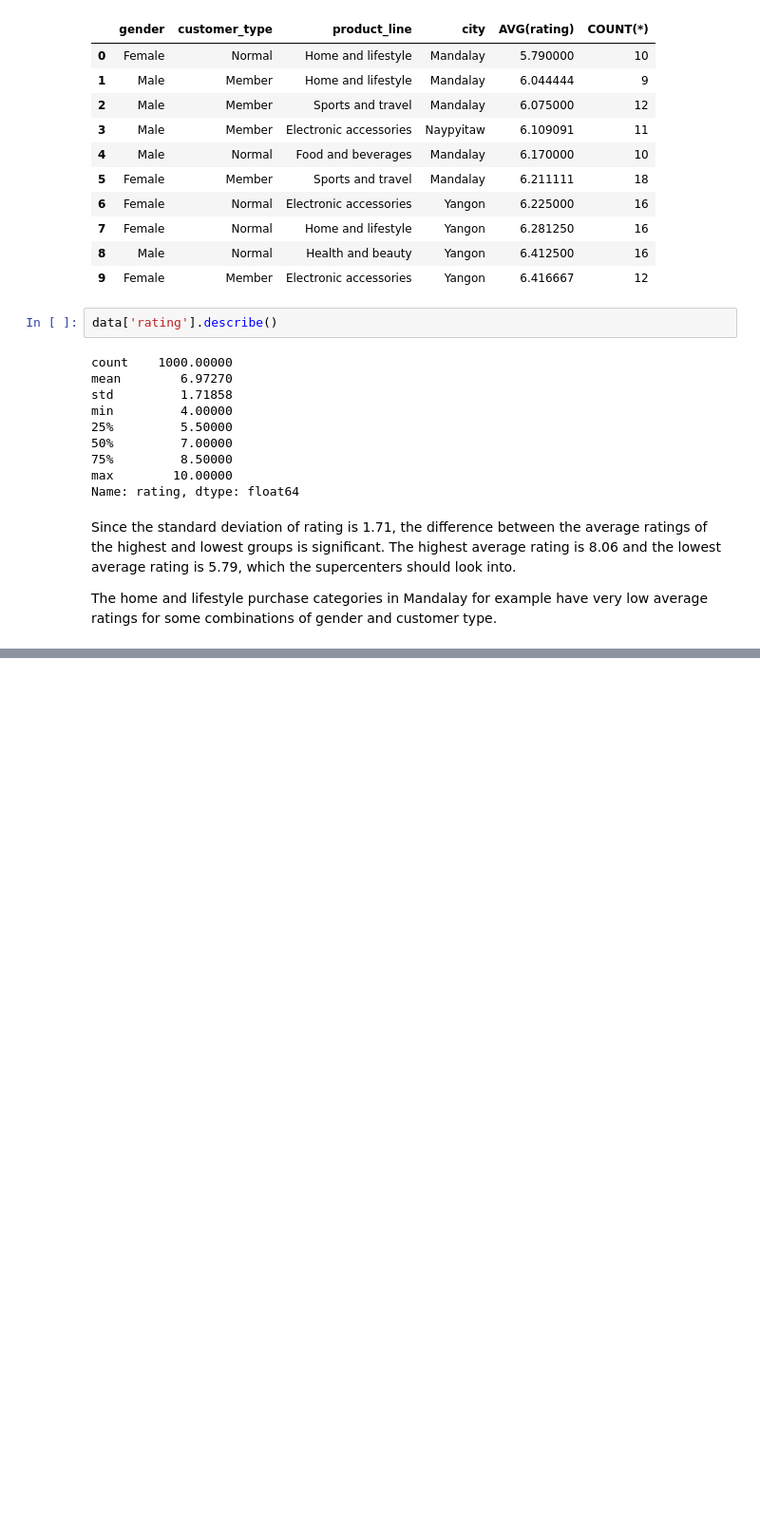
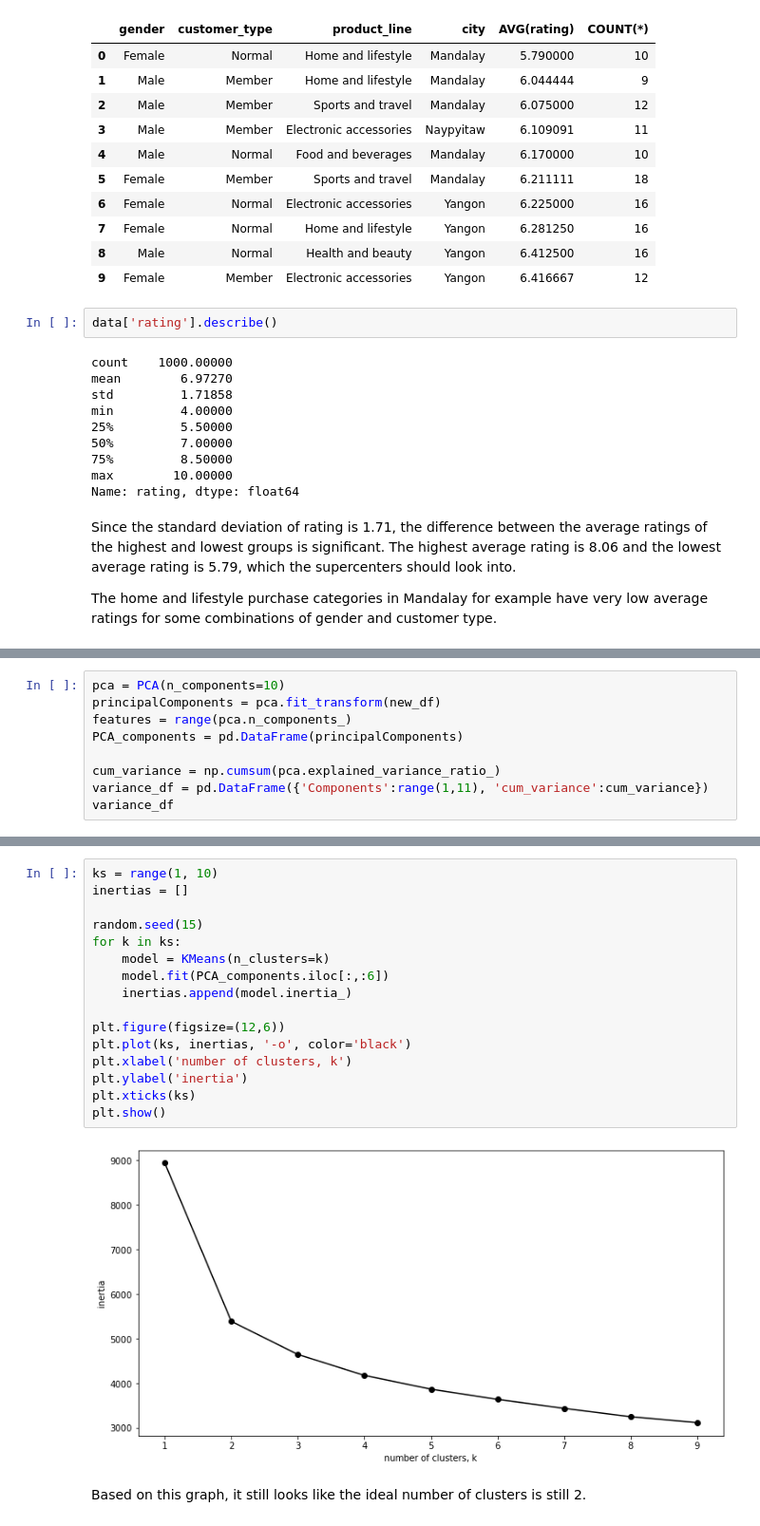
Before and after one commit to hasiegler/Supercenter_Sales, a Jupyter notebook: supermarket_sales_analysis.ipynb, the cells around one changed output, grey strips where cells are left out. Shown at 95% size. Cells and saved outputs as stored; diff of their text form; blank space fills up the shorter version.

```diff
--- a/supermarket_sales_analysis.ipynb
+++ b/supermarket_sales_analysis.ipynb
@@ -769,0 +909,9 @@ The home and lifestyle purchase categories in Mandalay for example have very low
+# %%
+pca = PCA(n_components=10)
+principalComponents = pca.fit_transform(new_df)
+features = range(pca.n_components_)
+PCA_components = pd.DataFrame(principalComponents)
+
+cum_variance = np.cumsum(pca.explained_variance_ratio_)
+variance_df = pd.DataFrame({'Components':range(1,11), 'cum_variance':cum_variance})
+variance_df
@@ -769,0 +946,20 @@ The home and lifestyle purchase categories in Mandalay for example have very low
+# %%
+ks = range(1, 10)
+inertias = []
+
+random.seed(15)
+for k in ks:
+    model = KMeans(n_clusters=k)
+    model.fit(PCA_components.iloc[:,:6])
+    inertias.append(model.inertia_)
+
+plt.figure(figsize=(12,6))
+plt.plot(ks, inertias, '-o', color='black')
+plt.xlabel('number of clusters, k')
+plt.ylabel('inertia')
+plt.xticks(ks)
+plt.show()
+# %% [output]
+[figure, added]
+# %% [markdown]
+Based on this graph, it still looks like the ideal number of clusters is still 2.
```
Also changed, not shown: parts of 37 cells of this notebook.
